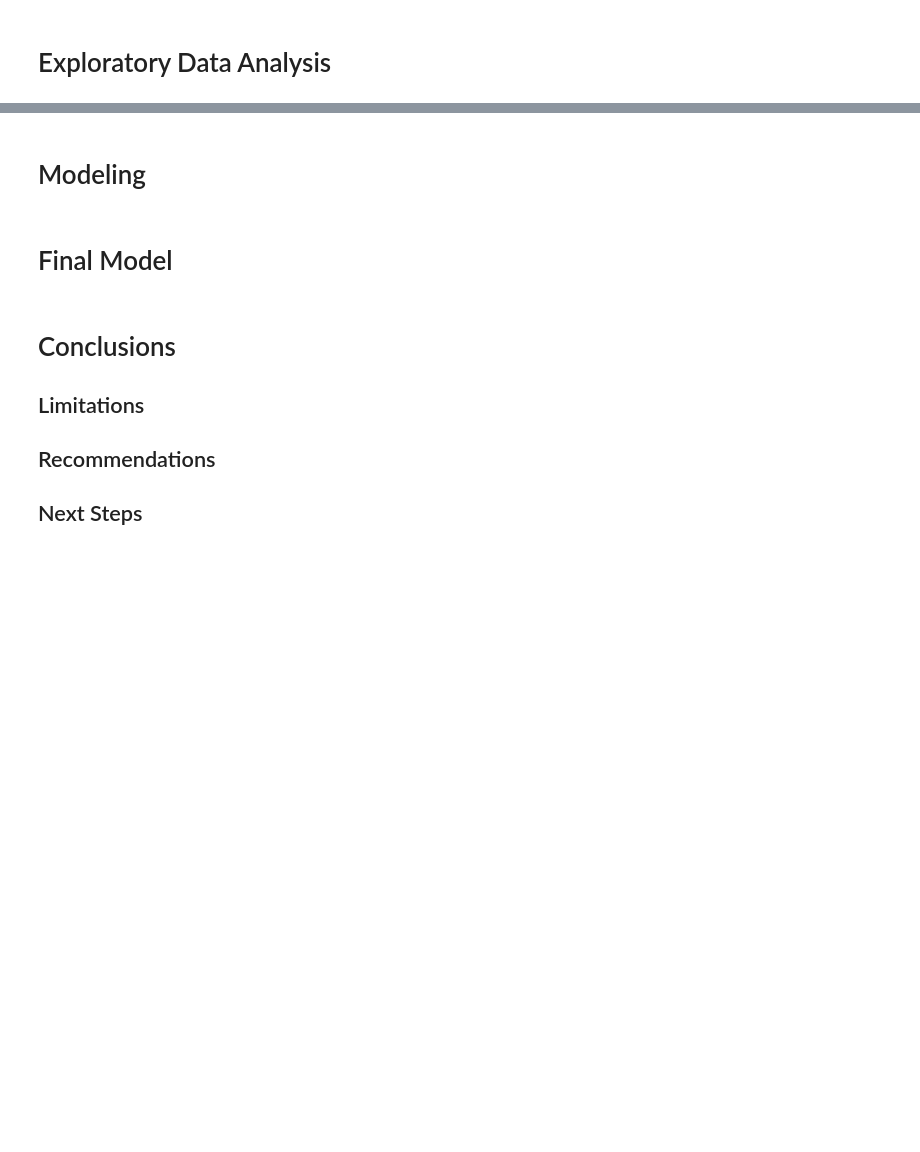
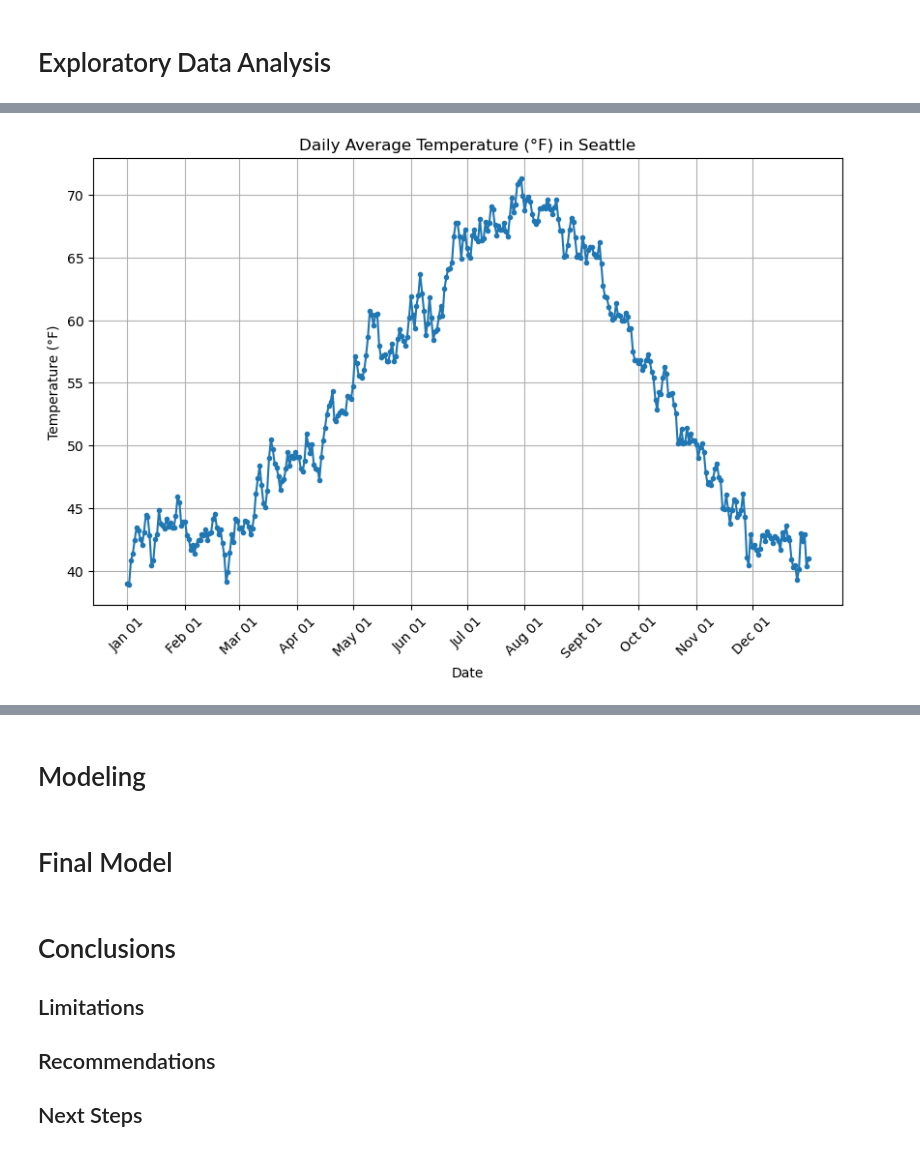
Before and after one commit to mkearns17/Fremont_Bridge_Cyclists_Crossings, a Jupyter notebook: notebook.ipynb, the cells around one changed output, grey strips where cells are left out. Saved outputs shown, nothing was run; the diff lists cells and outputs as text; code cells hidden in the pictures; blank space fills up the shorter version.

```diff
--- a/notebook.ipynb
+++ b/notebook.ipynb
@@ -109,0 +162,6 @@ weather_filtered_clean.head()
+# %%
+title = 'Daily Average Temperature (°F) in Seattle'
+ylabel = 'Temperature (°F)'
+daily_avg_plot(weather_df,'TAVG',title,ylabel)
+# %% [output]
+[figure, added]
```
Also changed, not shown: parts of 12 cells of this notebook.
